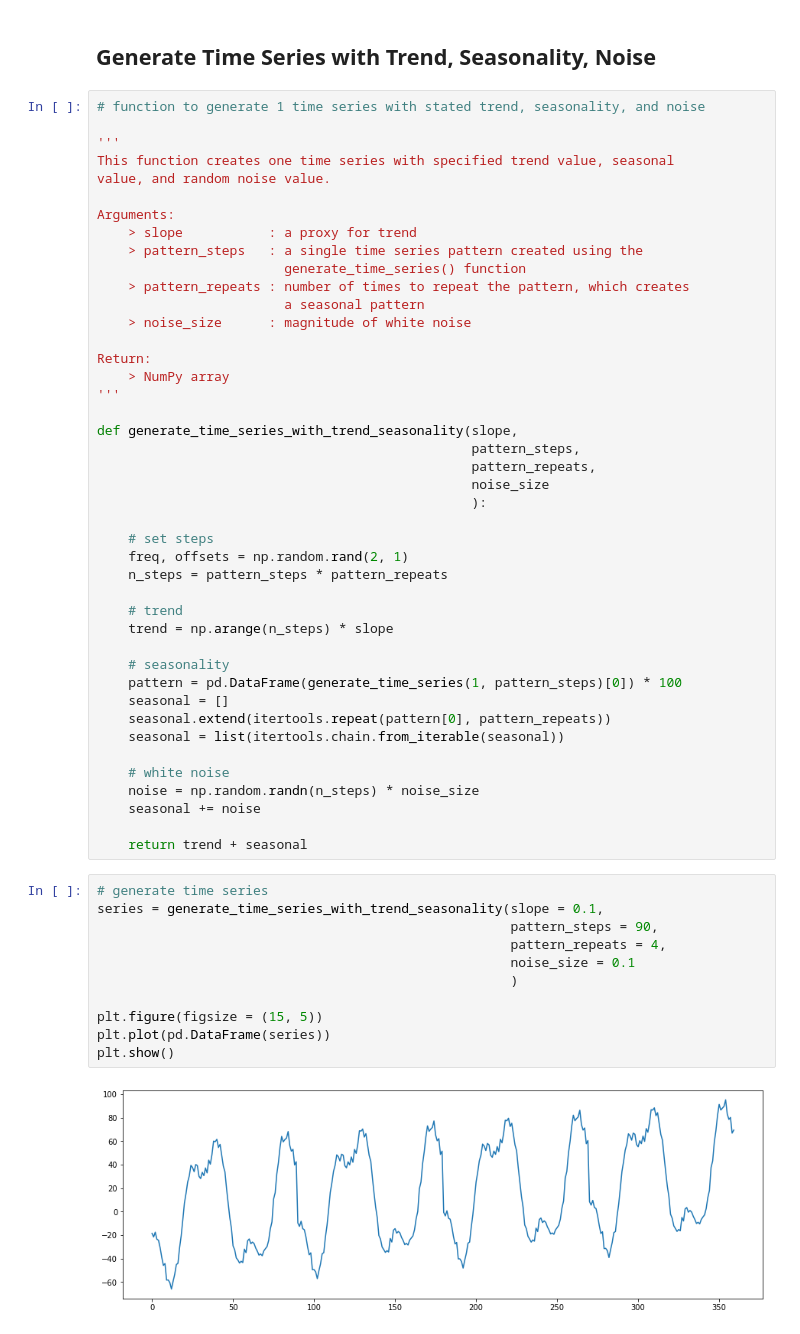
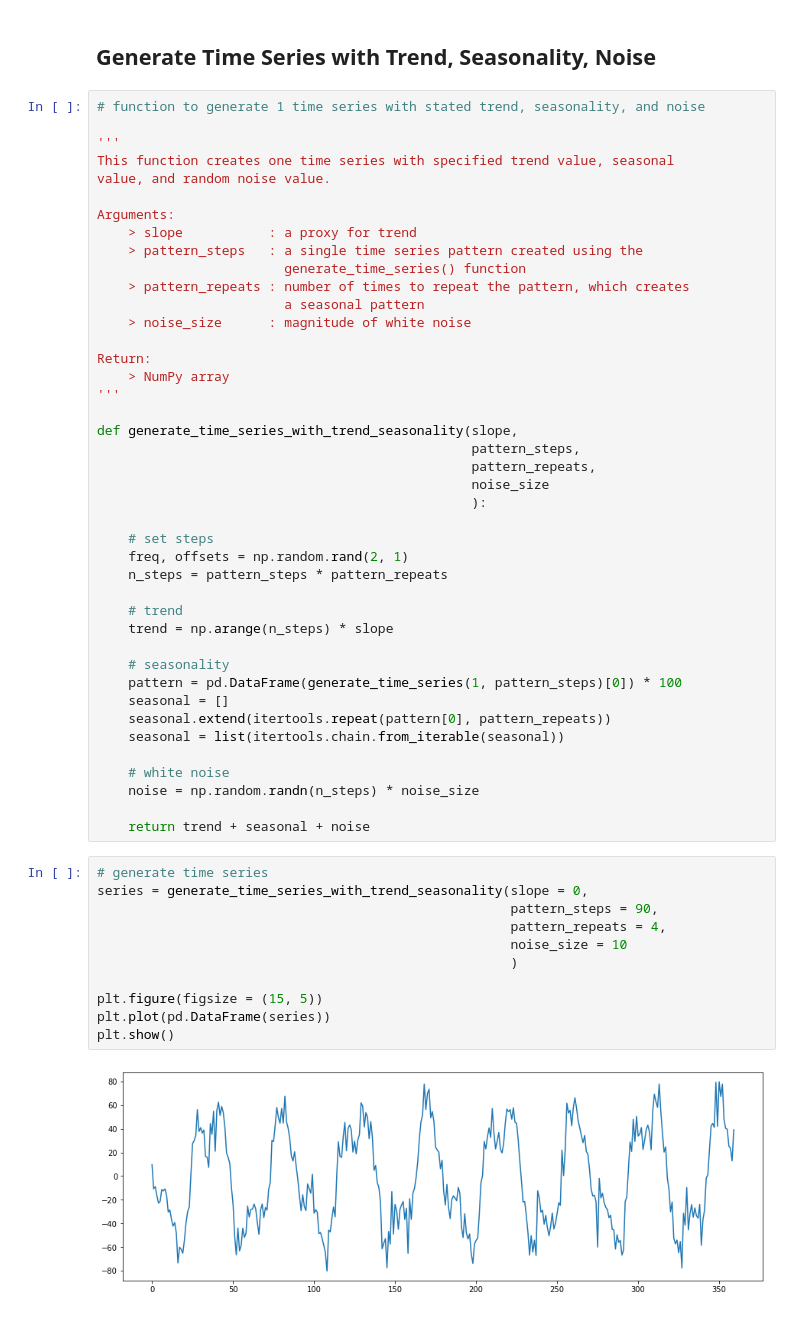
Before and after one commit to hiydavid/time-series, a Jupyter notebook: time_series_generation.ipynb, the cells around one changed output. Saved outputs shown, nothing was run; the diff lists cells and outputs as text.

```diff
--- a/time_series_generation.ipynb
+++ b/time_series_generation.ipynb
@@ -88,19 +88,18 @@ def generate_time_series_with_trend_seasonality(slope,
 
     # white noise
     noise = np.random.randn(n_steps) * noise_size
-    seasonal += noise
 
-    return trend + seasonal
+    return trend + seasonal + noise
 # %%
 # generate time series
-series = generate_time_series_with_trend_seasonality(slope = 0.1,
+series = generate_time_series_with_trend_seasonality(slope = 0,
                                                      pattern_steps = 90,
                                                      pattern_repeats = 4,
-                                                     noise_size = 0.1
+                                                     noise_size = 10
                                                      )
 
 plt.figure(figsize = (15, 5))
 plt.plot(pd.DataFrame(series))
 plt.show()
 # %% [output]
-[figure, old version]
+[figure, new version]
```
